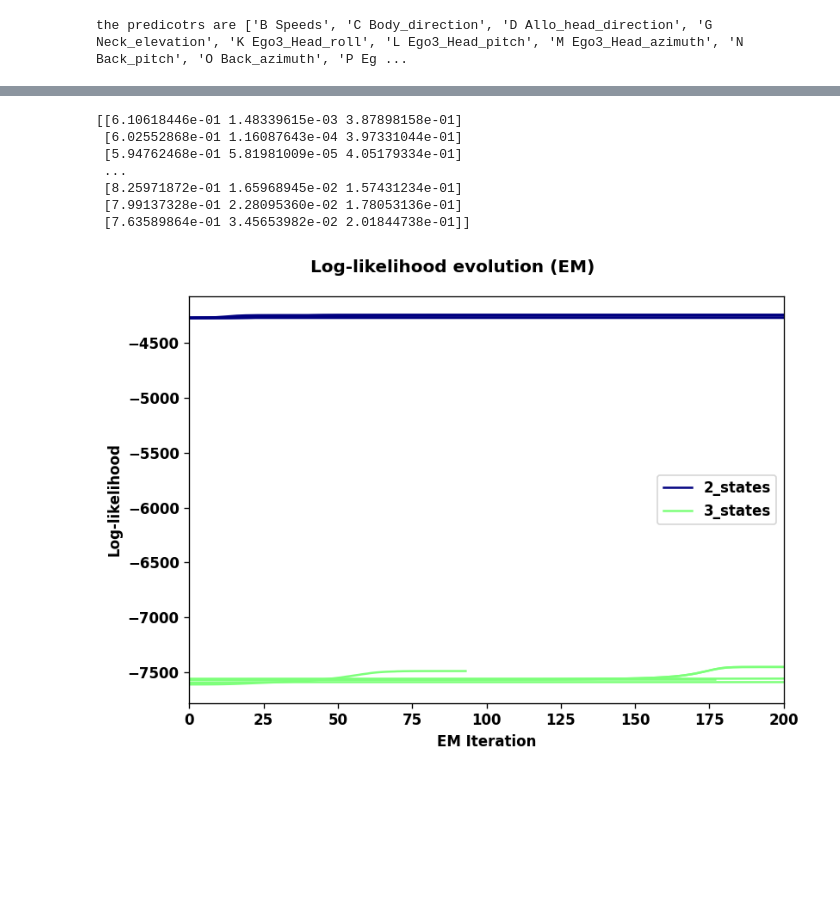
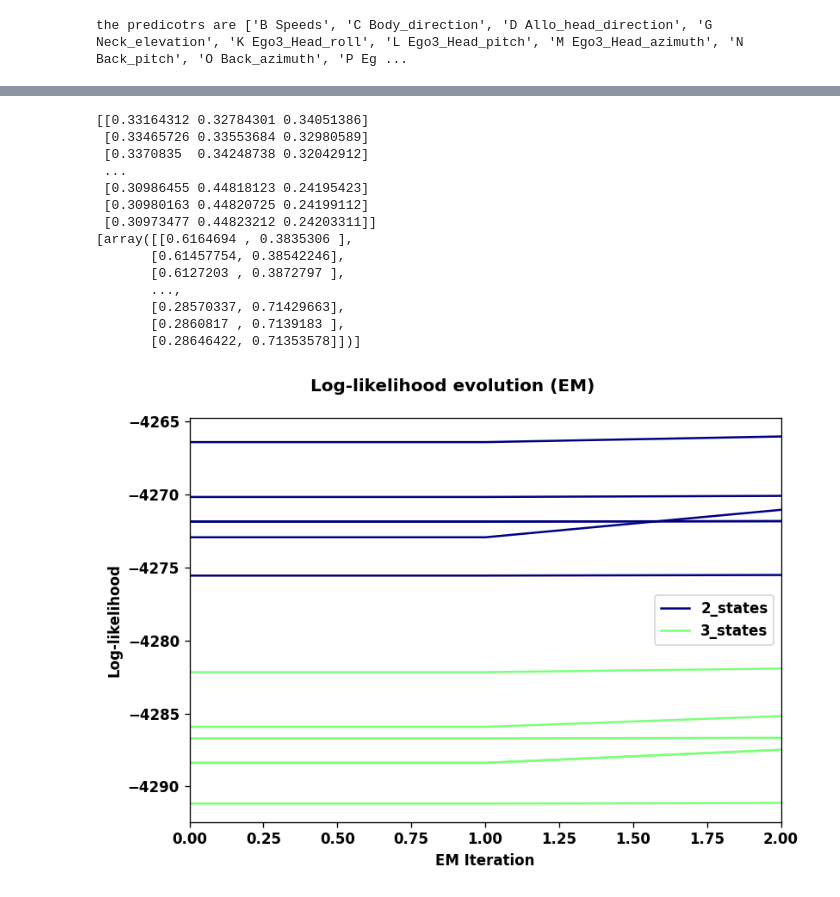
Before and after one commit to teo-fantacci/postural_glm_hmm, a Jupyter notebook: neurons_selection_notebook.ipynb, the cells around one changed output, grey strips where cells are left out. Cells and saved outputs as stored; diff of their text form; code cells hidden in the pictures; blank space fills up the shorter version.

```diff
--- a/neurons_selection_notebook.ipynb
+++ b/neurons_selection_notebook.ipynb
@@ -110,21 +91,27 @@ Total computation time for posterior probability is 1.947511911392212
 # %%
 # further processing of posterior to get the total occupancy for each state
-states_occupancies = states_occupancies_computation(path_analysis_dir, posterior_probs_list)
+states_occupancies = states_occupancies_computation(path_analysis_dir, path_info_dir, posterior_probs_list)
 # %% [output]
-[[6.10618446e-01 1.48339615e-03 3.87898158e-01]
- [6.02552868e-01 1.16087643e-04 3.97331044e-01]
- [5.94762468e-01 5.81981009e-05 4.05179334e-01]
+[[0.33164312 0.32784301 0.34051386]
+ [0.33465726 0.33553684 0.32980589]
+ [0.3370835  0.34248738 0.32042912]
  ...
- [8.25971872e-01 1.65968945e-02 1.57431234e-01]
- [7.99137328e-01 2.28095360e-02 1.78053136e-01]
- [7.63589864e-01 3.45653982e-02 2.01844738e-01]]
+ [0.30986455 0.44818123 0.24195423]
+ [0.30980163 0.44820725 0.24199112]
+ [0.30973477 0.44823212 0.24203311]]
+[array([[0.6164694 , 0.3835306 ],
+       [0.61457754, 0.38542246],
+       [0.6127203 , 0.3872797 ],
+       ...,
+       [0.28570337, 0.71429663],
+       [0.2860817 , 0.7139183 ],
+       [0.28646422, 0.71353578]])]
 # %%
 # Below s a sample of plots
 # %%
-log_like_evolution_per_states(path_analysis_dir, path_info_dir, dict_objects=0, dict_processed_objects=0,
-                              dictionary_information=0)
+log_like_evolution_per_states(path_analysis_dir, path_info_dir, dict_processed_objects=0)
 # %% [output]
-[figure, old version]
+[figure, new version]
 # %%
 states_occupancies_histogram(path_analysis_dir, path_info_dir, dict_param=dict_param,
                              states_occupancies=states_occupancies)
```
Also changed, not shown: parts of 9 cells of this notebook, 9 other files.
